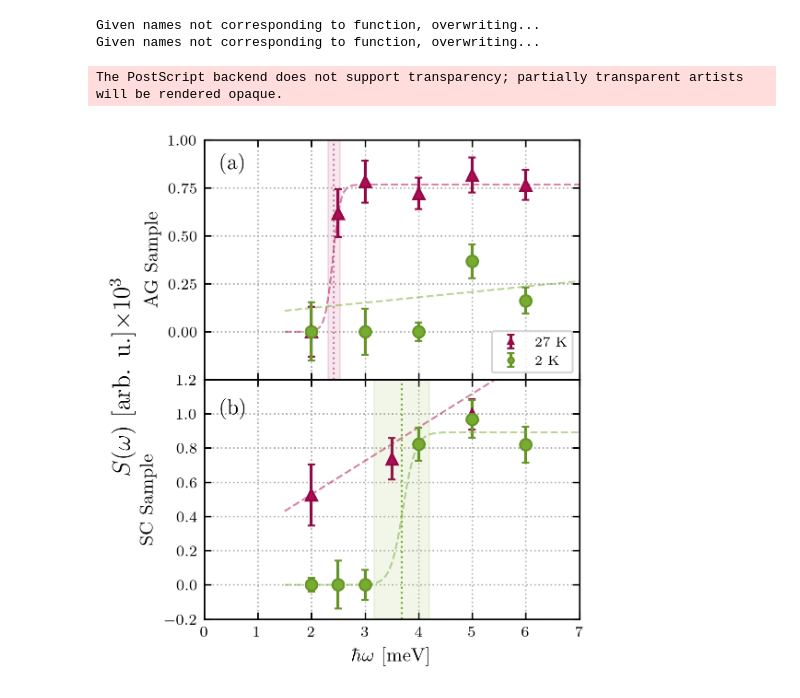
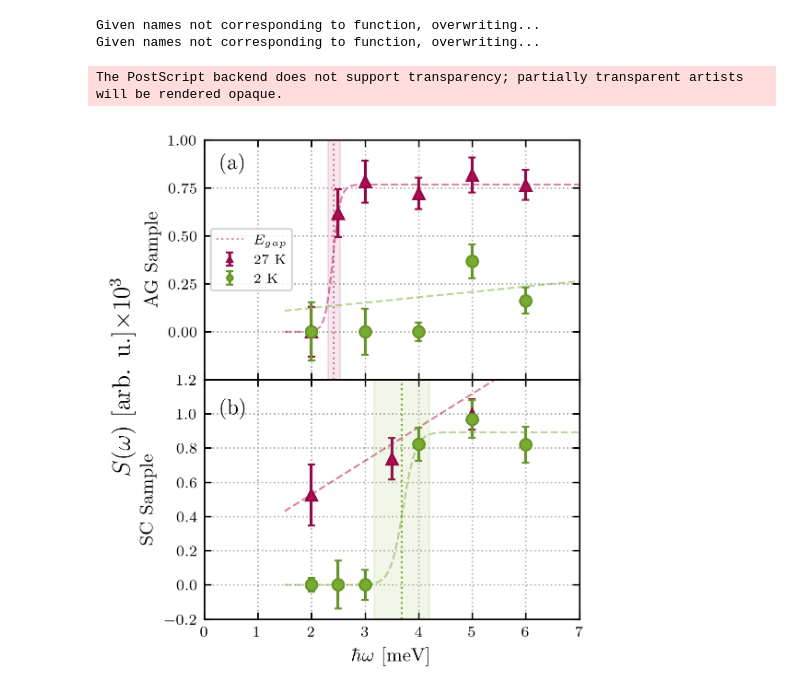
Before and after one commit to NBI-Magnetism-Group/NCCO_Analysis_Code_2026, a Jupyter notebook: DataAnalysis_TAIPAN.ipynb, the cells around one changed output. Drawn from its saved outputs; the diff is of its cells as text; code cells hidden in the pictures.

Commit message:
correct legend on taipan data

```diff
--- a/DataAnalysis_TAIPAN.ipynb
+++ b/DataAnalysis_TAIPAN.ipynb
@@ -607,7 +607,7 @@ fig.subplots_adjust(hspace=0, wspace=0.05)
 
 ax[0].errorbar(EN_ag_27K, np.asarray(area_ag_27K)*10**(3), capsize=2, yerr=np.asarray(area_err_ag_27K)*10**(3), fmt='^', label='27 K', color='#B00B55', ecolor='#910946', mew=1, markeredgecolor='#910946')
 ax[0].plot(x_energy, sigmoid2(x_energy, *fit_ag_27K.values), '--', color='#B00B55', linewidth=1, alpha=0.5)
-ax[0].plot(np.ones(100)*x_cross_ag_27K, np.linspace(-0.25,1,100), linestyle='dotted', color='#B00B55', linewidth=1, alpha=0.5 )
+ax[0].plot(np.ones(100)*x_cross_ag_27K, np.linspace(-0.25,1,100), linestyle='dotted', color='#B00B55', linewidth=1, alpha=0.5, label='$E_{gap}$')
 ax[0].fill_betweenx(y=[-0.25, 1], x1=x_cross_ag_27K-x_cross_ag_27K_err, x2=x_cross_ag_27K+x_cross_ag_27K_err,
                  color="#B00B55", alpha=0.1, zorder=2)
 
@@ -616,37 +616,37 @@ ax[0].plot(x_energy, model_const(x_energy, *fit_ag_3K.values), '--', color='#77A
 
 ax[0].grid(linestyle='dotted')
 ax[0].set_xticks([0,1,2,3,4,5,6,7])
-ax[0].legend(fontsize=7, markerscale=0.5)
 ax[0].set_yticks([0, 0.25, 0.5, 0.75, 1.0])
 
 ax[1].errorbar(EN_sc_27K, np.asarray(area_sc_27K)*10**(3), yerr=np.asarray(area_err_sc_27K)*10**(3), capsize=2, fmt='^', label='27 K', color='#B00B55', ecolor='#910946', mew=1, markeredgecolor='#910946')
 ax[1].plot(x_energy_27K, model_const(x_energy, *fit_sc_27K.values), '--', color='#B00B55', linewidth=1, alpha=0.5)
 
 
 ax[1].errorbar(EN_sc_3K, np.asarray(area_sc_3K)*10**(3), yerr=np.asarray(area_err_sc_3K)*10**(3), capsize=2,fmt='o', label='2 K', color='#77AC30', ecolor='#669428', mew=1, markeredgecolor='#669428')
 ax[1].plot(x_energy, sigmoid2(x_energy, *fit_sc_3K.values), '--', color='#77AC30', linewidth=1, alpha=0.5)
-ax[1].plot(np.ones(100)*x_cross_sc_3K, np.linspace(-0.2, 1.2, 100), linestyle='dotted', color='#77AC30', linewidth=1, label='$E_{gap}$')
+ax[1].plot(np.ones(100)*x_cross_sc_3K, np.linspace(-0.2, 1.2, 100), linestyle='dotted', color='#77AC30', linewidth=1)
 ax[1].fill_betweenx(y=[-0.2, 1.2], x1=x_cross_sc_3K-x_cross_sc_3K_err, x2=x_cross_sc_3K+x_cross_sc_3K_err,
                  color="#77AC30", alpha=0.1, zorder=2)
 
 ax[1].grid(linestyle='dotted')
 ax[1].set_xticks([0,1,2,3,4,5,6,7])
 ax[0].set_xticklabels([])
 
 ax[0].set_ylabel('AG Sample')
 ax[1].set_ylabel('SC Sample')
 #ax[1].legend(fontsize=6, markerscale=0.5)
 ax[1].set_xlim(0, 7)
 ax[1].set_ylim(-0.2, 1.2)
 ax[0].set_ylim(-0.25,1)
 ax[0].set_xlim(0, 7)
+ax[0].legend(fontsize=7, markerscale=0.5)
 ax[0].text(0.3, 0.85, r"(a)", fontsize=11, color="black")
 ax[1].text(0.3, 1.0, r"(b)", fontsize=11, color="black")
 ax[1].set_xlabel('$\hbar \omega$ [meV]')
 fig.text(-0.07, 0.5, r'$ S(\omega)$ [arb. u.]$\times 10^3$', va='center', rotation='vertical', fontsize=13)
 
 plt.savefig('Figures_eps/TAIPAN/E_dependence_Taipan.eps', format='eps', bbox_inches='tight')
 plt.savefig('Figures_png/TAIPAN/E_dependence_Taipan.png', format='png', bbox_inches='tight')
 # %% [output]
 The PostScript backend does not support transparency; partially transparent artists will be rendered opaque.
-[figure, old version]
+[figure, new version]
```
